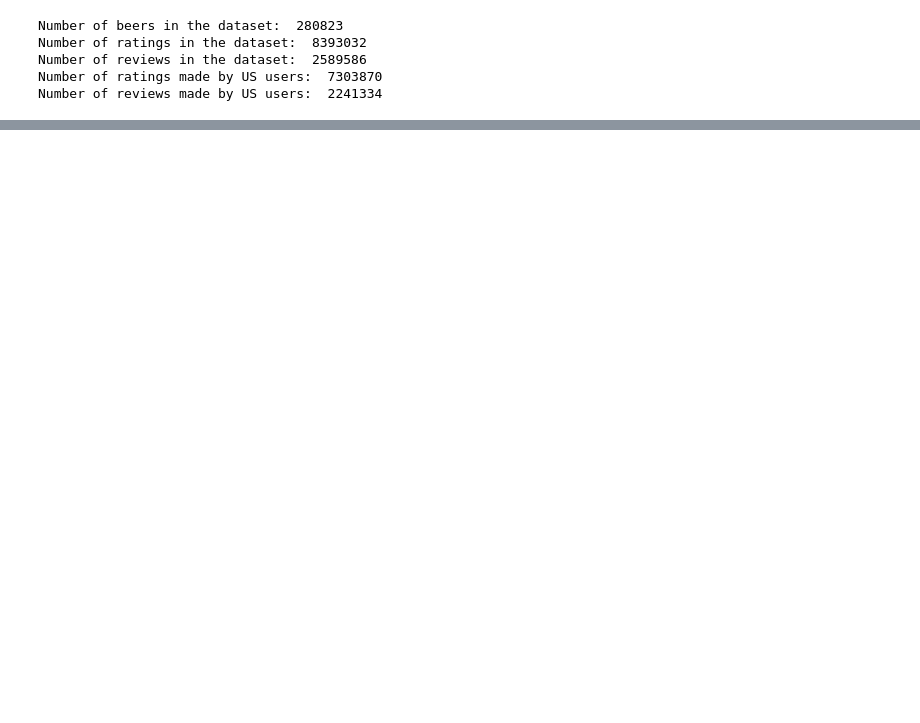
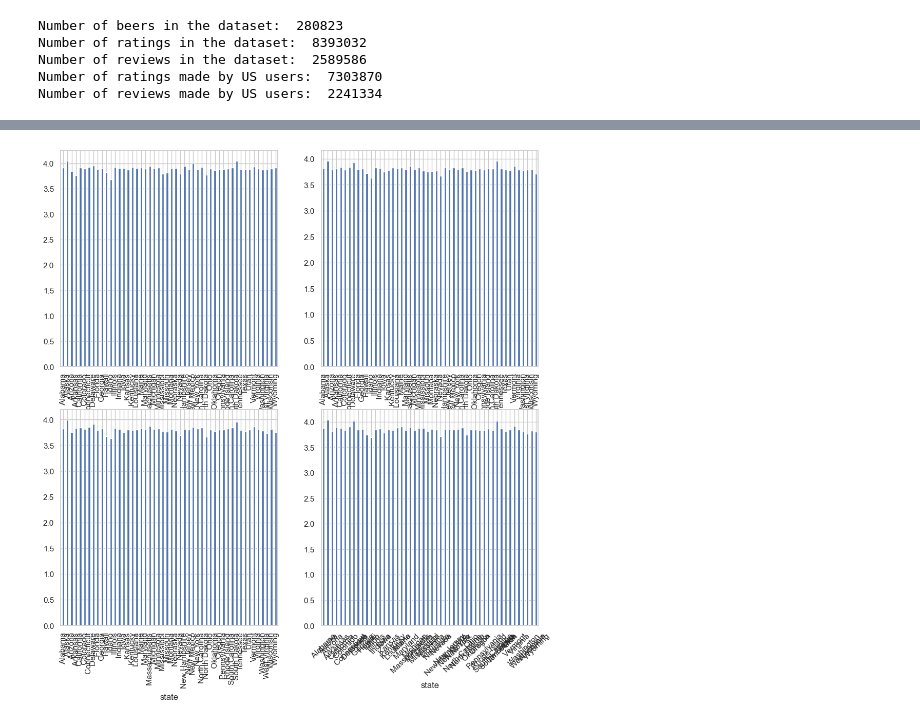
Before and after one commit to epfl-ada/ada-2024-project-databrewers, a Jupyter notebook: cleo.ipynb, the cells around one changed output, grey strips where cells are left out. Cells and saved outputs as stored; diff of their text form; code cells hidden in the pictures; blank space fills up the shorter version.

```diff
--- a/cleo.ipynb
+++ b/cleo.ipynb
@@ -73,0 +173,23 @@ Number of reviews made by US users:  2241334
+# %%
+# We now prompt the mean ratings for each of appearance, aroma, palate and taste by state
+# Convert 'appearance', 'aroma', 'palate', 'taste' to numeric, setting invalid parsing to NaN
+reviews_usa['appearance'] = pd.to_numeric(reviews_usa['appearance'], errors='coerce')
+reviews_usa['aroma'] = pd.to_numeric(reviews_usa['aroma'], errors='coerce')
+reviews_usa['palate'] = pd.to_numeric(reviews_usa['palate'], errors='coerce')
+reviews_usa['taste'] = pd.to_numeric(reviews_usa['taste'], errors='coerce')
+
+mean_appearance = reviews_usa.groupby('state')['appearance'].mean()
+mean_aroma = reviews_usa.groupby('state')['aroma'].mean()
+mean_palate = reviews_usa.groupby('state')['palate'].mean()
+mean_taste = reviews_usa.groupby('state')['taste'].mean()
+
+# We plot the mean ratings for each of appearance, aroma, palate and taste by state in 4 different plots
+fig, axs = plt.subplots(2, 2, figsize=(12, 12))
+mean_appearance.plot(kind='bar', ax=axs[0, 0])
+mean_aroma.plot(kind='bar', ax=axs[0, 1])
+mean_palate.plot(kind='bar', ax=axs[1, 0])
+mean_taste.plot(kind='bar', ax=axs[1, 1])
+plt.xticks(rotation=45)
+plt.show()
+# %% [output]
+[figure, added]
```
Also changed, not shown: parts of 10 cells of this notebook.
